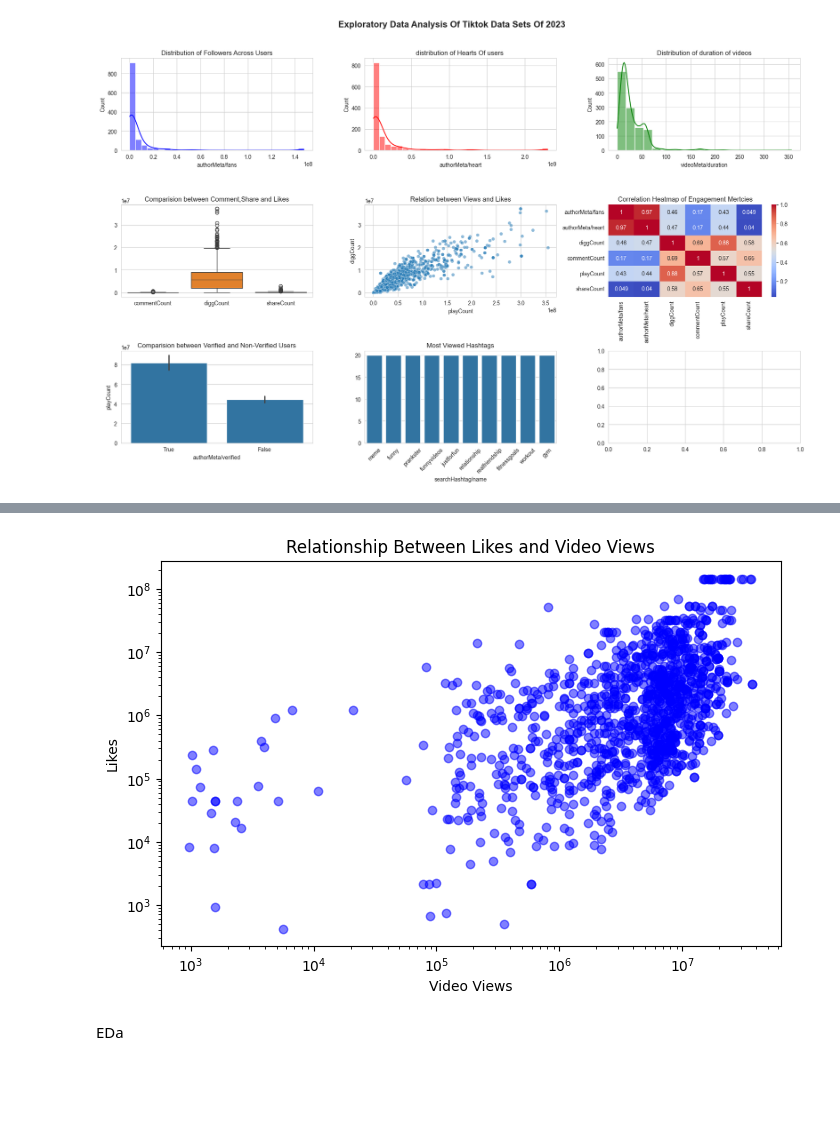
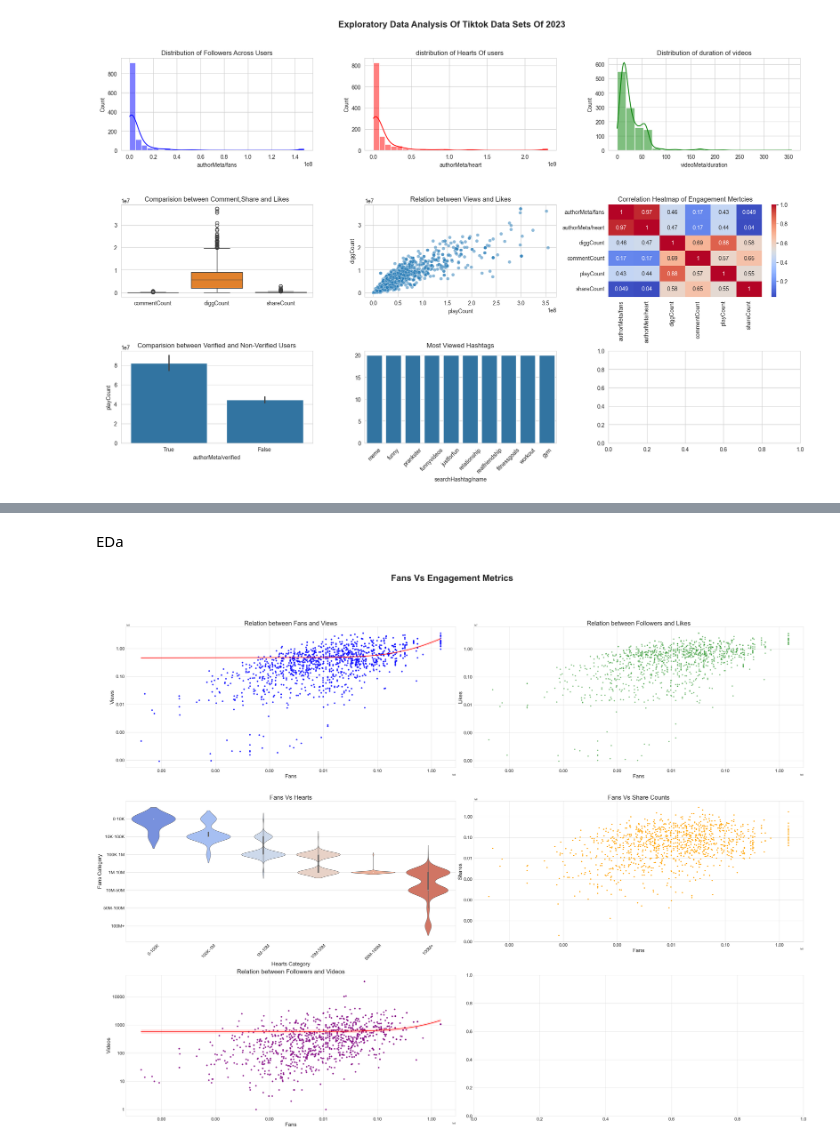
Before and after one commit to Sparshan605/Social-Media-Sentiment-Dashboard, a Jupyter notebook: data_visulaization.ipynb, the cells around one changed output, grey strips where cells are left out. Cells and saved outputs as stored; diff of their text form; code cells hidden in the pictures; blank space fills up the shorter version.

Commit message:
additional visualization

```diff
--- a/data_visulaization.ipynb
+++ b/data_visulaization.ipynb
@@ -82,13 +66,69 @@ plt.show()
-# %%
-plt.figure(figsize=(8, 5))
-plt.scatter(tiktok_data['diggCount'], tiktok_data['authorMeta/fans'], color='blue', alpha=0.5)
-plt.xlabel('Video Views')
-plt.ylabel('Likes')
-plt.title('Relationship Between Likes and Video Views')
-plt.xscale('log')  # Log scale to spread out smaller values
-plt.yscale('log')
-plt.show()
-# %% [output]
-[figure, removed]
 # %% [markdown]
 EDa
+# %%
+sns.set_style("whitegrid")
+fig, axes = plt.subplots(3, 2, figsize=(45, 35))
+fig.suptitle("Fans Vs Engagement Metrics", fontsize=40, fontweight='bold', y=1.02)
+
+# Fans Vs Views
+sns.regplot(x=tiktok_data['authorMeta/fans'], y=tiktok_data['playCount'], scatter_kws={'color': 'blue'}, line_kws={'color': 'red'},
+            ax=axes[0, 0])
+axes[0, 0].set_xscale('log')
+axes[0, 0].set_yscale('log')
+axes[0, 0].set_title('Relation between Fans and Views', fontsize=28)
+axes[0, 0].set_xlabel('Fans', fontsize=24)
+axes[0, 0].set_ylabel('Views', fontsize=24)
+
+
+sns.scatterplot(x=tiktok_data['authorMeta/fans'], y=tiktok_data['diggCount'], ax=axes[0, 1], alpha=0.5, color='green')
+axes[0, 1].set_xscale('log')
+axes[0, 1].set_yscale('log')
+axes[0, 1].set_title('Relation between Followers and Likes', fontsize=28)
+axes[0, 1].set_xlabel('Fans', fontsize=24)
+axes[0, 1].set_ylabel('Likes', fontsize=24)
+
+# Fans Vs Hearts
+tiktok_data['Fans Category'] = pd.cut(tiktok_data['authorMeta/fans'], bins=[0, 10_000, 100_000, 1_000_000, 10_000_000, 50_000_000, 100_000_000, float("inf")],
+    labels=['0-10K', '10K-100K', '100K-1M', '1M-10M', '10M-50M', '50M-100M', '100M+'], include_lowest=True)
+
+tiktok_data['Hearts Category'] = pd.cut(tiktok_data['authorMeta/heart'], bins=[0, 100_000, 1_000_000, 10_000_000, 50_000_000, 100_000_000, float("inf")],
+            labels=['0-100K', '100K-1M', '1M-10M', '10M-50M', '50M-100M', '100M+'], include_lowest=True)
+sns.violinplot(x='Hearts Category', y='Fans Category', data=tiktok_data, palette="coolwarm", ax=axes[1, 0])
+axes[1, 0].set_title('Fans Vs Hearts', fontsize=28)
+axes[1, 0].set_xlabel('Hearts Category', fontsize=24)
+axes[1, 0].set_ylabel('Fans Category', fontsize=24)
+axes[1, 0].set_xticklabels(axes[1, 0].get_xticklabels(), rotation=45, fontsize=22)
+
+# Fans Vs Shares
+sns.scatterplot(x=tiktok_data['authorMeta/fans'], y=tiktok_data['shareCount'], ax=axes[1, 1], alpha=1, color='orange')
+axes[1, 1].set_xscale('log')
+axes[1, 1].set_yscale('log')
+axes[1, 1].set_title('Fans Vs Share Counts', fontsize=28)
+axes[1, 1].set_xlabel('Fans', fontsize=24)
+axes[1, 1].set_ylabel('Shares', fontsize=24)
+
+# Fans Vs Videos
+sns.regplot(x=tiktok_data['authorMeta/fans'], y=tiktok_data['authorMeta/video'], scatter_kws={'color': 'purple'}, line_kws={'color': 'red'},
+            ax=axes[2, 0])
+axes[2, 0].set_xscale('log')
+axes[2, 0].set_yscale('log')
+axes[2, 0].set_title('Relation between Followers and Videos', fontsize=28)
+axes[2, 0].set_xlabel('Fans', fontsize=24)
+axes[2, 0].set_ylabel('Videos', fontsize=24)
+
+
+for ax in [axes[0, 0], axes[0, 1], axes[1, 1], axes[2, 0]]:
+    ax.xaxis.set_major_formatter(ScalarFormatter())
+    ax.yaxis.set_major_formatter(ScalarFormatter())
+
+
+for ax in axes.flat:
+    ax.xaxis.set_tick_params(labelsize=20)
+    ax.yaxis.set_tick_params(labelsize=20)
+
+
+plt.tight_layout(rect=[0, 0.02, 1, 0.96])
+
+plt.show()
+# %% [output]
+[figure, added]
```
Also changed, not shown: parts of 3 cells of this notebook.
